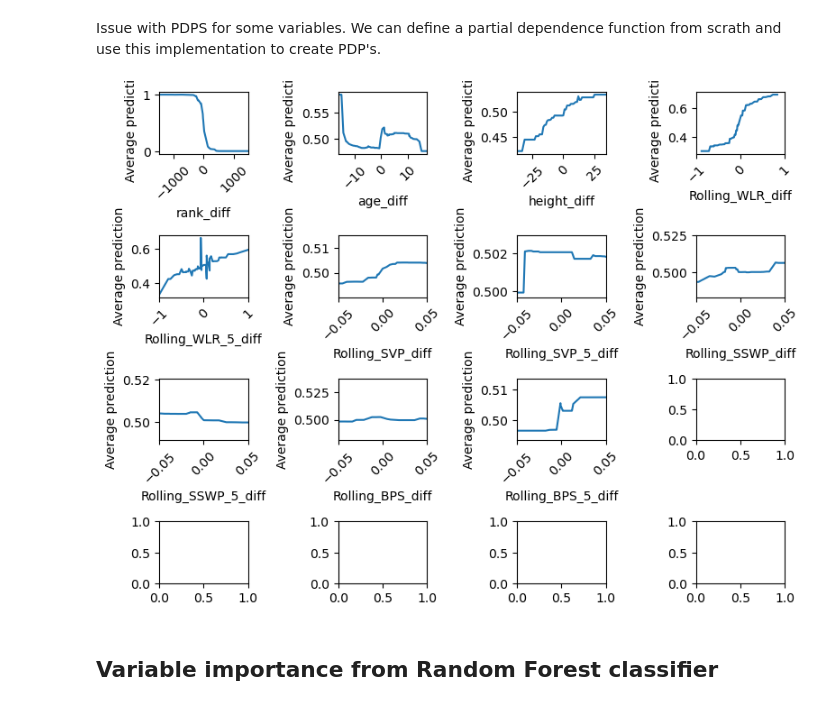
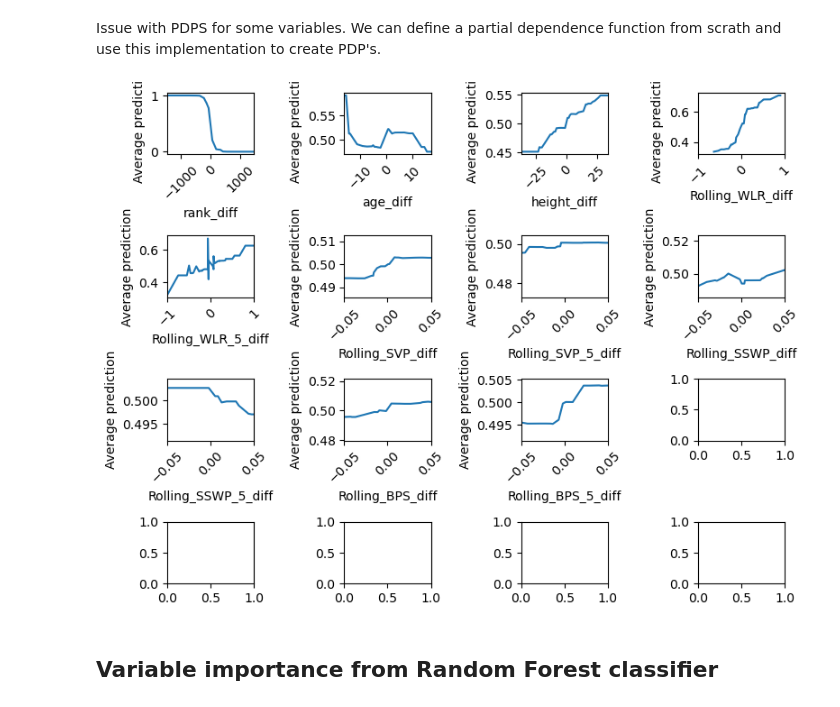
Before and after one commit to Alla977/Predicting-ATP-Tennis-Match-Outcomes, a Jupyter notebook: Machine Learning Models.ipynb, the cells around one changed output. Saved outputs shown, nothing was run; the diff lists cells and outputs as text; code cells hidden in the pictures.

```diff
--- a/Machine Learning Models.ipynb
+++ b/Machine Learning Models.ipynb
@@ -127,9 +127,9 @@ Issue with PDPS for some variables. We can define a partial dependence function
 import numpy as np
 import random
 from tqdm import tqdm
-def partial(pipe,var,frac=1, n = 40):
+def partial(pipe,var,frac=100, n = 40):
     X = X_train.copy()
-    X = X.sample(frac=frac)
+    X = X.sample(n=frac)
     y = y_train.loc[X.index]
 
     pipe.fit(X_train,y_train)
@@ -142,36 +142,37 @@ def partial(pipe,var,frac=1, n = 40):
     if n > len(values):
         n = len(values)
     values_sample = random.sample(list(values),n)
-    #values_sample = np.sort(values_sample)
+    values_sample = np.sort(values_sample)
     for val in tqdm(values_sample):
           data = X_train.copy()
           data[var] = val
           prediction = np.mean(pipe.predict(data))
+          #print(prediction)
           predictions.append(prediction)
 
     return values_sample, predictions, l, u, var
+# %%
+pdps = [partial(gbm,v, frac = 1000, n = 50) for v in num_var]
 # %%
-pdps = [partial(gbm,v, frac = 0.1, n = 100) for v in num_var]
-
 num_rows = np.ceil(np.sqrt(len(pdps)))
 num_rows = int(num_rows)
 num_cols = np.ceil(np.sqrt(len(pdps)))
 num_cols = int(num_cols)
 
 fig, axs = plt.subplots(num_rows, num_cols, figsize=(8, 6))
 axs = axs.flatten()  # Flatten the array of axes to iterate over it
 
 for ax, (values_sample, predictions, l, u, var) in zip(axs, pdps):
     ax.plot(values_sample, predictions, label='Partial Dependence')
     ax.set_xlim(l, u)
     ax.set_ylabel('Average prediction')
     ax.set_xlabel(var)
     plt.setp(ax.get_xticklabels(), rotation=45)  # Rotate the x-axis labels
 
 plt.tight_layout()  # Adjust the layout to prevent overlap
 plt.show()
 # %% [output]
-[figure, old version]
+[figure, new version]
 # %% [markdown]
 ## Variable importance from Random Forest classifier
 # %%
```
Also changed, not shown: parts of 17 cells of this notebook.
